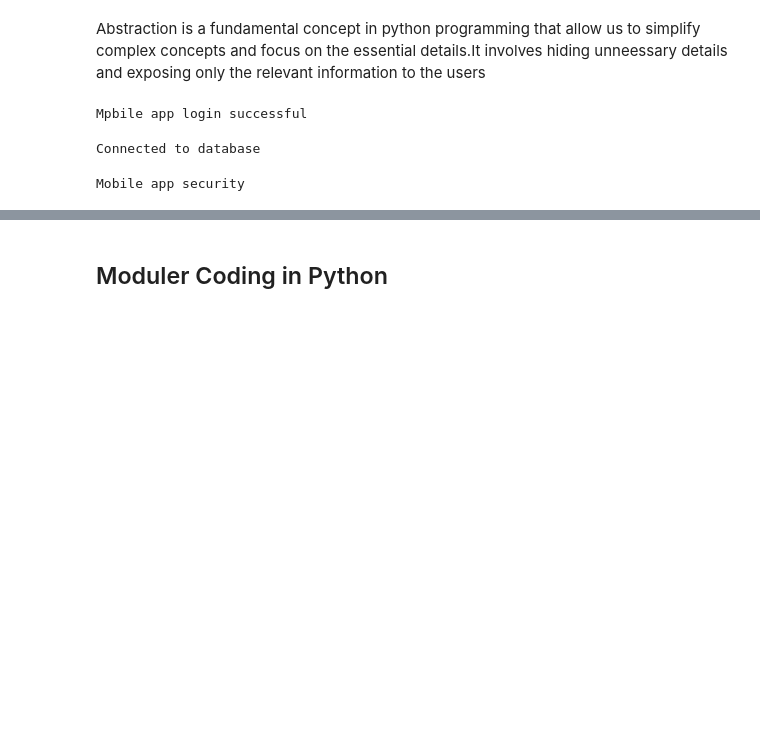
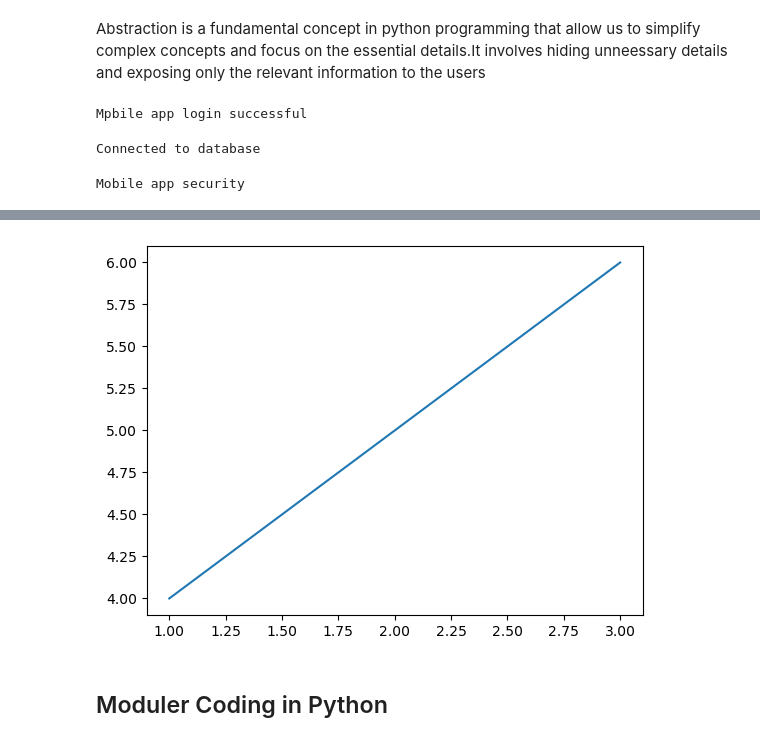
Before and after one commit to aariz120/python_with_DSA-_Euron, a Jupyter notebook: operation_opps.ipynb, the cells around one changed output, grey strips where cells are left out. Drawn from its saved outputs; the diff is of its cells as text; code cells hidden in the pictures; blank space fills up the shorter version.

```diff
--- a/operation_opps.ipynb
+++ b/operation_opps.ipynb
@@ -1494,2 +1518,8 @@ Mobile app security
+# %%
+from matplotlib import pyplot as plt
+plt.plot([1,2,3],[4,5,6])
+plt.show()
+# %% [output]
+[figure, added]
 # %% [markdown]
 ## Moduler Coding in Python
```
Also changed, not shown: parts of 2 cells of this notebook.
